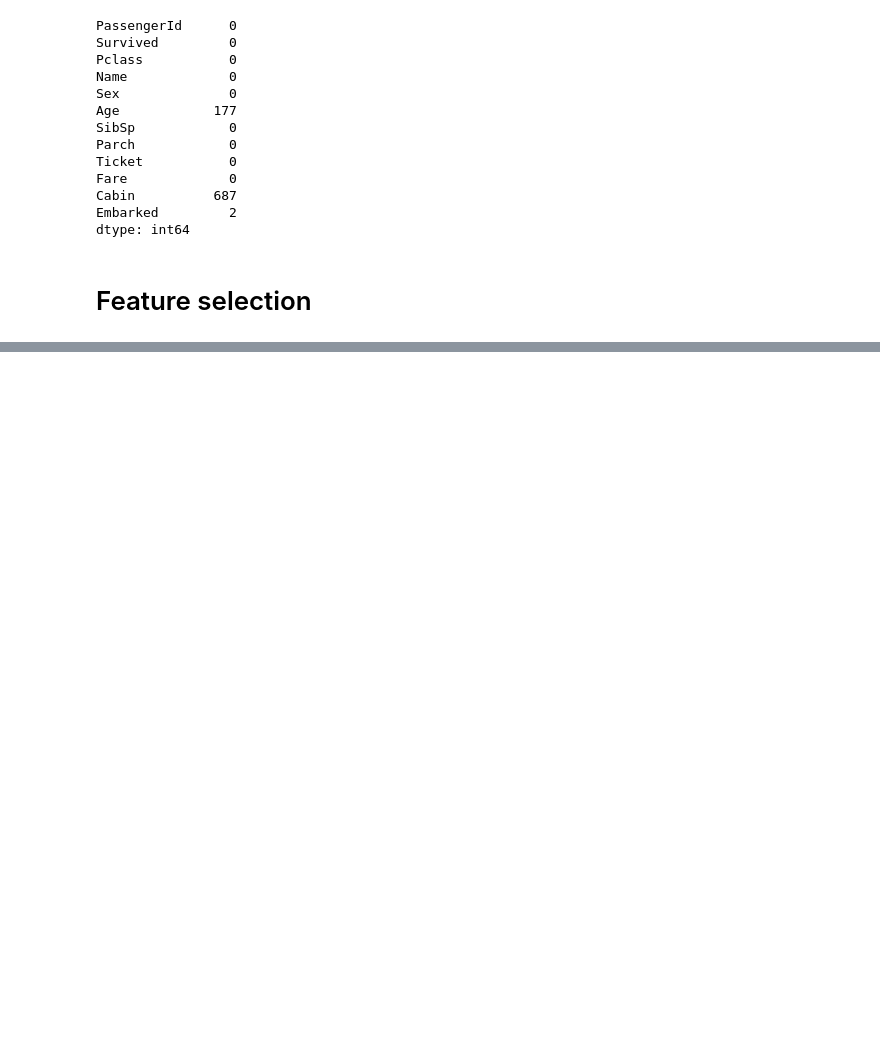
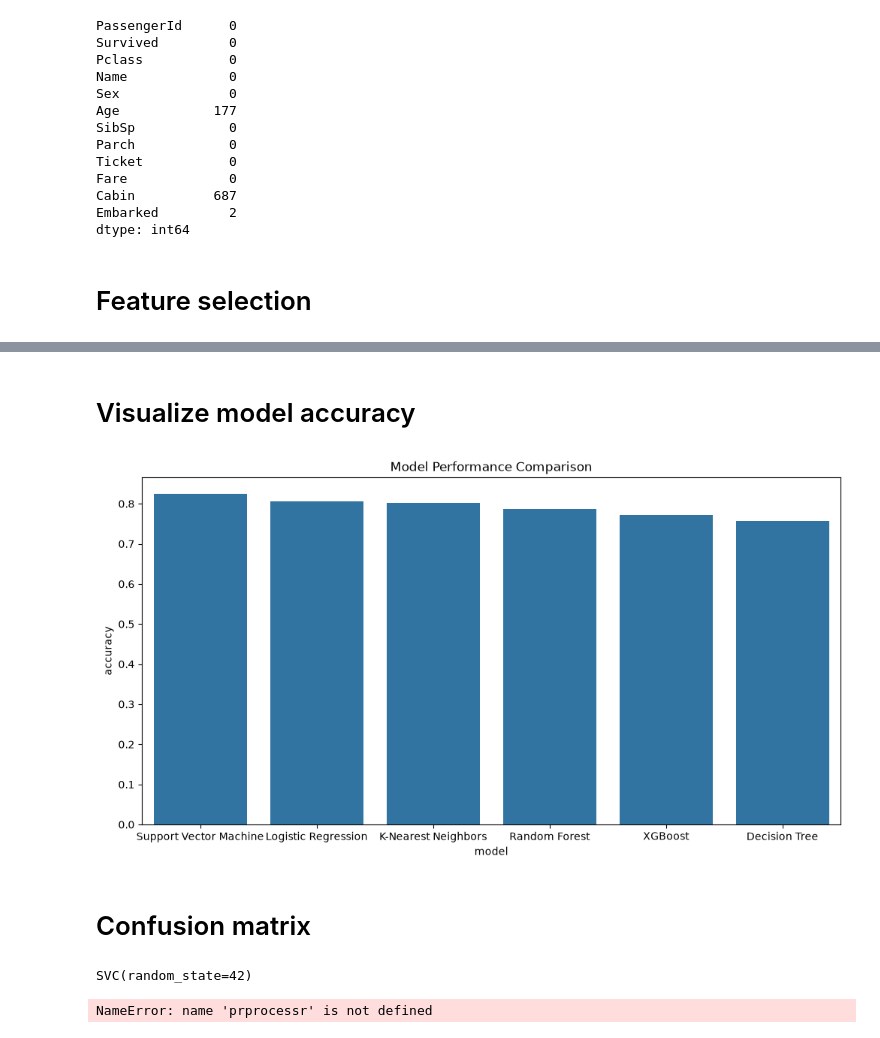
Before and after one commit to shy942/ML-exploration, a Jupyter notebook: notebooks/03_Classification_Algorithms.ipynb, the cells around one changed output, grey strips where cells are left out. Cells and saved outputs as stored; diff of their text form; code cells hidden in the pictures; blank space fills up the shorter version.

```diff
--- a/notebooks/03_Classification_Algorithms.ipynb
+++ b/notebooks/03_Classification_Algorithms.ipynb
@@ -82,0 +86,3 @@ y = df[target]
+# %%
+# 70% training and 30% testing split
+X_train, X_test, y_train, y_test = train_test_split(X, y, test_size=0.3, random_state=42)
@@ -82,0 +126,22 @@ y = df[target]
+# %%
+# Model training
+results = []
+for model_name, model in models.items():
+    pipeline = Pipeline(steps=[
+        ('preprocessor', proprocessor),
+        ('classifier', model)
+    ])
+
+    pipeline.fit(X_train, y_train)
+    y_pred = pipeline.predict(X_test)
+
+    results.append({
+        'model': model_name,
+        'accuracy': accuracy_score(y_test, y_pred),
+        'precision': precision_score(y_test, y_pred),
+        'recall': recall_score(y_test, y_pred),
+        'f1_score': f1_score(y_test, y_pred),
+        'roc_auc': roc_auc_score(y_test, y_pred)
+    })
+
+results[0]['accuracy']
@@ -82,0 +152,7 @@ y = df[target]
+# %%
+comparison_df = pd.DataFrame(results, columns=['model', 'accuracy', 'precision', 'recall', 'f1_score', 'roc_auc'])
+comparison_df.info()
+comparison_df.head()
+comparison_df.sort_values(by='accuracy', ascending=False, inplace=True)
+comparison_df.info()
+comparison_df.head()
@@ -82,0 +183,36 @@ y = df[target]
+# %% [markdown]
+# Visualize model accuracy
+# %%
+# Visualization of model performance
+plt.figure(figsize=(12, 6))
+sns.barplot(data=comparison_df, x='model', y='accuracy')
+#sns.barplot(data=comparison_df)
+plt.title('Model Performance Comparison')
+plt.show()
+# %% [output]
+[figure, added]
+# %% [markdown]
+# Confusion matrix
+# %%
+# Confusion matrix for the best model
+best_model_name = comparison_df.iloc[0]['model']
+best_model = models[best_model_name]
+best_model
+# %% [output]
+SVC(random_state=42)
+# %%
+# Pipeline for the best model
+best_pipeline = Pipeline([
+    ('proprocessor', prprocessr),
+    ('classifier', best_model)
+])
+
+best_pipeline.fit(X_train, y_train)
+
+predictions = best_pipeline.predict(X_test)
+
+confusion_mtx = confusion_matrix(y_test, predictions)
+
+sns.heatmap(confusion_mtx, annot=True, fmt='d', cmap='Blues', xticklabels=['Not Survived', 'Survived'], yticklabels=['Not Survived', 'Survived'])
+# %% [output]
+NameError: name 'prprocessr' is not defined
```
Also changed, not shown: parts of 10 cells of this notebook.
